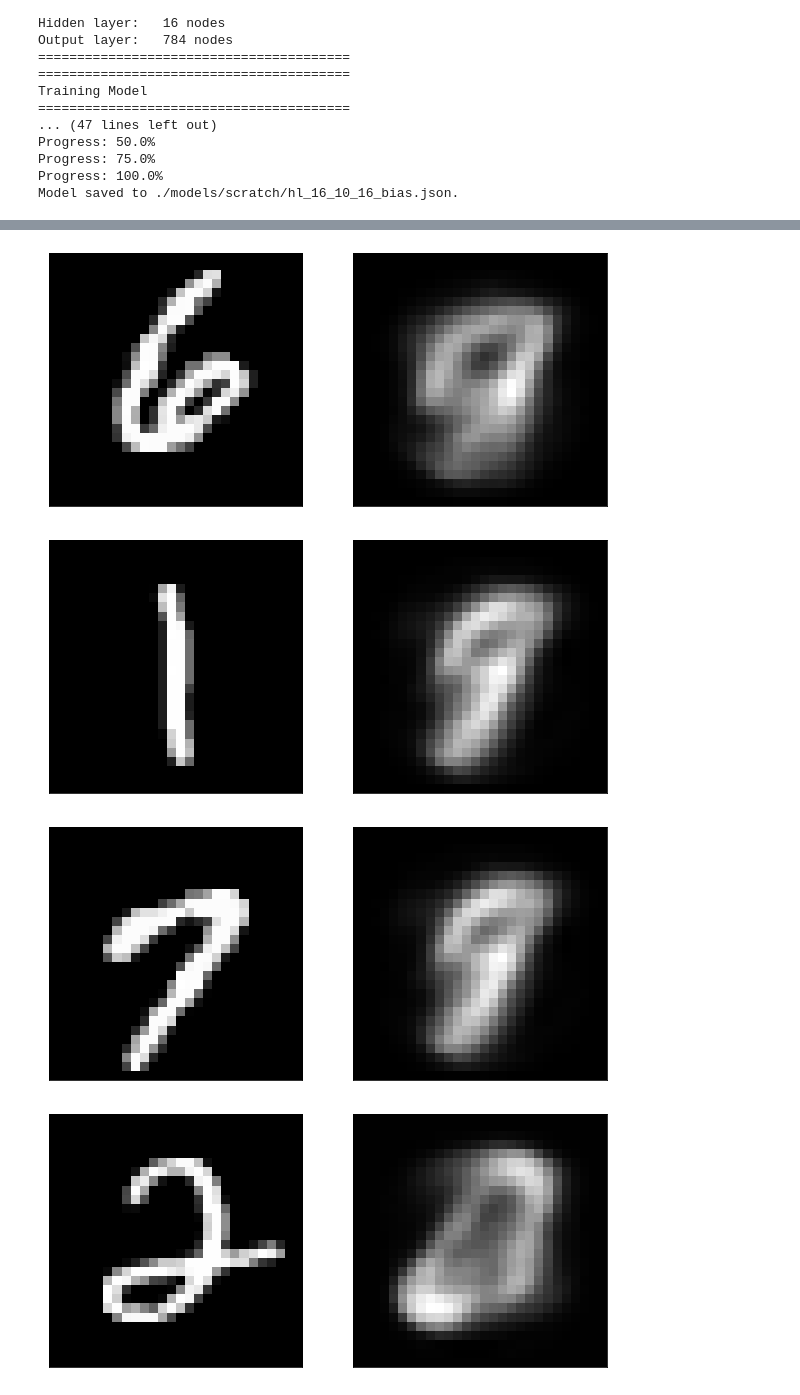
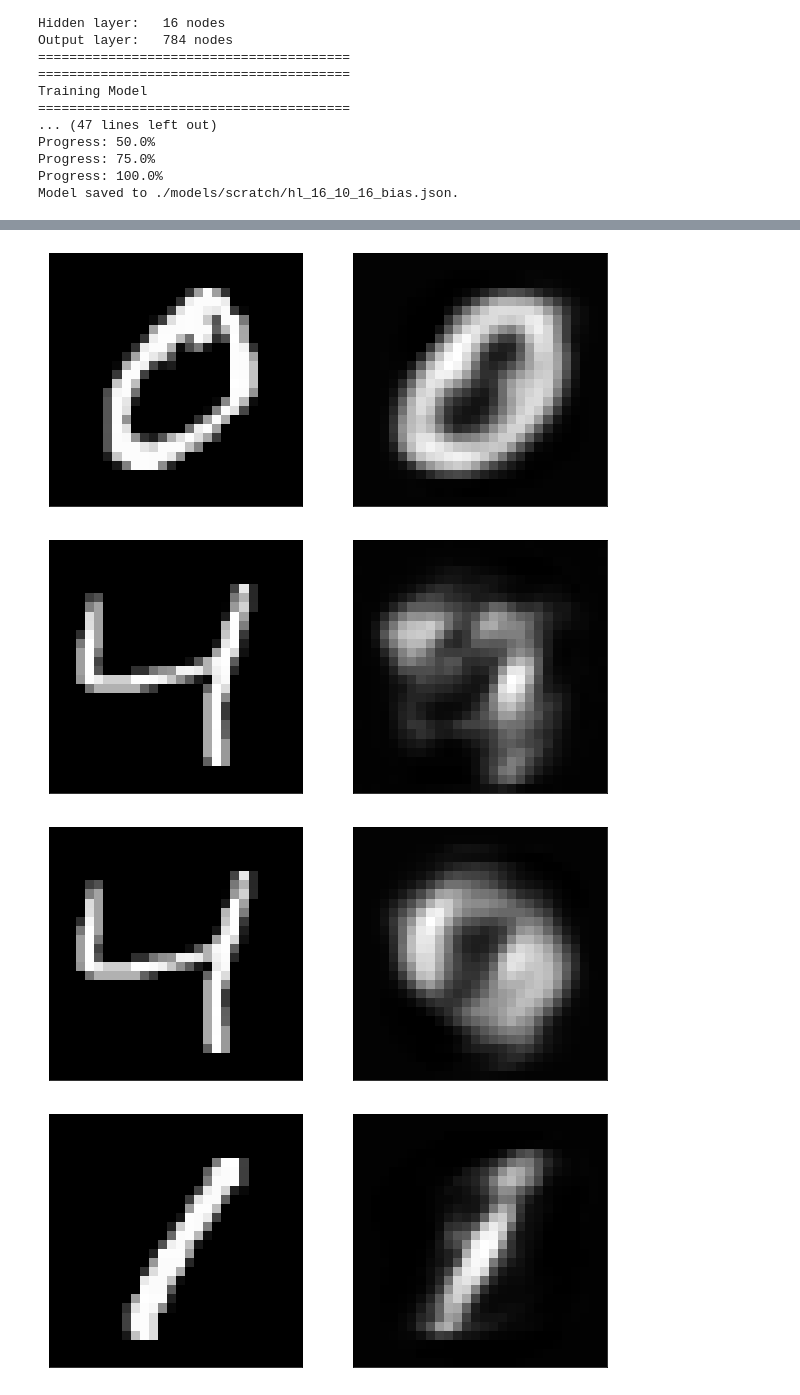
Before and after one commit to HRSAndrabi/autoencoder-compression-ratios, a Jupyter notebook: src/main.ipynb, the cells around one changed output, grey strips where cells are left out. Saved outputs shown, nothing was run; the diff lists cells and outputs as text; code cells hidden in the pictures.

```diff
--- a/src/main.ipynb
+++ b/src/main.ipynb
@@ -158,6 +159,29 @@ class AutoEncoder:
 			ax.yaxis.set_visible(False)
 			im = ax.imshow(np.array(img, ndmin=2).T.reshape(28,28), cmap = plt.get_cmap("gray"))
 
+
+	def evaluate(self, instances:list) -> float:
+		"""Encodes and decodes a set of instances and calculates reconstruction
+		errors as mean-squared error of pixel value deviations.
+
+		Args:
+			instance (list): instance for which to backpropogate.
+			activations (list): list of dictionaries containing activations
+			at each layer. Output by self.forward_pass.
+
+		Returns:
+			float: average mean-squared error.
+		"""
+		errors = []
+		for instance in instances:
+			activations = self.forward_pass(instance)
+			prediction = activations[-1]["activations"]
+			errors.append((np.square(instance - prediction)).mean(axis=0))
+
+		avg_mse = np.asarray(errors).mean()
+		print("{} average MSE: {}".format(self.spec["name"], avg_mse))
+		return avg_mse
+
 	def save(self, dir_path:str) -> None:
 		"""Writes trained model spec to json.
 
@@ -168,25 +192,24 @@ class AutoEncoder:
 			json.dump(self.spec, f, cls=NumpyEncoder)
 			print(f"Model saved to {dir_path}{self.spec['name']}.json.")
 
-	def load(self, path_to_spec:str) -> dict:
+	def load(self, path_to_spec:str, print_summary:bool=True) -> dict:
 		"""Loads in a trained model from json specification file.
 
 		Args:
 			path_to_spec (str): path to json specification file.
+			print_summary (bool, optional): whether or not to print
+			summary of model when it is loaded. Defaults to True.
 
 		Returns:
 			dict: trained model specification.
 		"""
-		print(f"Loading model from: {path_to_spec} ...")
 		with open(path_to_spec) as f:
 			spec = json.load(f)
 			for i, layer in enumerate(spec["layers"][:-1]):
 				spec["layers"][i]["weights"] = np.asarray(spec["layers"][i]["weights"])
 			self.spec = spec
-			self.model_summary()
-
-	def evaluate(self, instances, labels):
-		pass
+			if print_summary:
+				self.model_summary()
 
 	def model_summary(self):
 		print("\n".join([
@@ -283,8 +306,11 @@ Progress: 75.0%
 Progress: 100.0%
 Model saved to ./models/scratch/hl_16_10_16_bias.json.
 # %%
-model = AutoEncoder()
-model.load("./models/scratch/hl_16_bias.json")
-for i in range(10, 20):
-	model.query(instance=x_train[i])
+model1 = AutoEncoder()
+model1.load("./models/hl_16.json")
+model2 = AutoEncoder()
+model2.load("./models/hl_16_bias.json")
+for i in range(0, 4):
+	model1.query(instance=x_train[i])
+	model2.query(instance=x_train[i])
 # %% [output]
@@ -304,4 +336,4 @@ Output layer:   784 nodes
-[figure, old version]
+[figure, new version]
-[figure, old version]
+[figure, new version]
-[figure, old version]
+[figure, new version]
-[figure, old version]
+[figure, new version]
```
Also changed, not shown: parts of 3 cells of this notebook, 1 other file.
